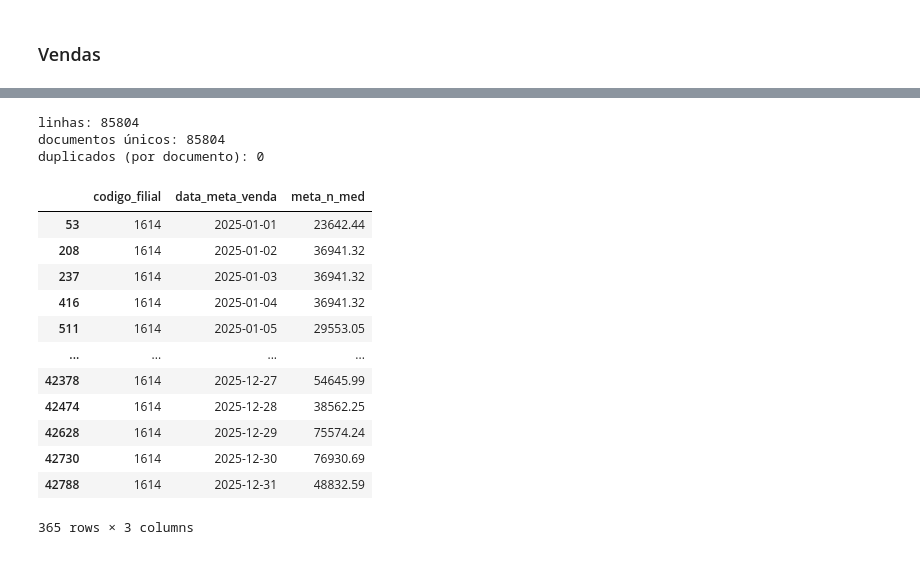
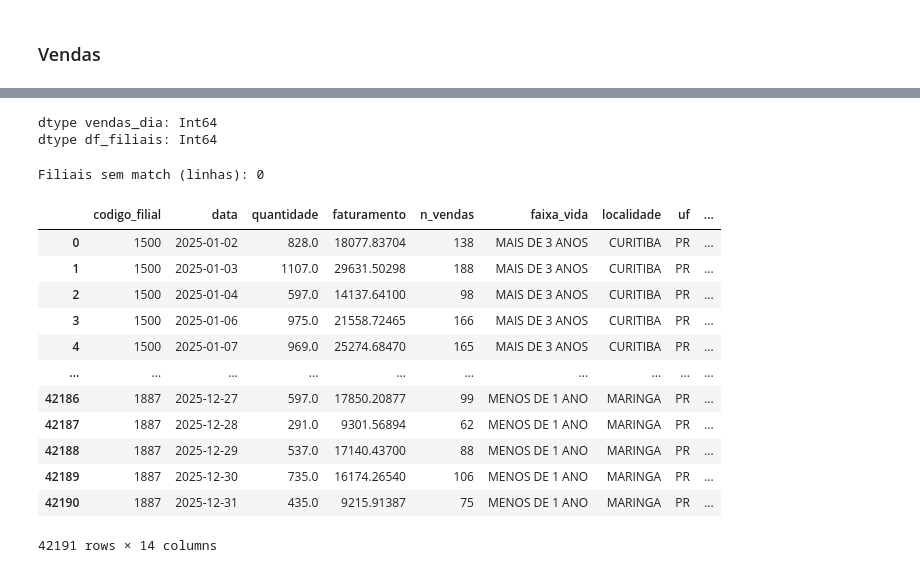
Before and after one commit to Thiagotl/case_panvel_ds_jr, a Jupyter notebook: script1.ipynb, the cells around one changed output, grey strips where cells are left out. Cells and saved outputs as stored; diff of their text form; code cells hidden in the pictures.

```diff
--- a/script1.ipynb
+++ b/script1.ipynb
@@ -16,0 +58,12 @@ df_metas_vendas = pd.read_parquet('metas_vendas_varejo.parquet')
+# %%
+# foi identificado que a filial 1704 não existe no data set de vendas e metas de vendas
+# entao optei pela remoção
+
+filial_remover = 1704
+
+df_vendas = df_vendas[df_vendas["codigo_filial"] != filial_remover].copy()
+df_metas_vendas = df_metas_vendas[df_metas_vendas["codigo_filial"] != filial_remover].copy()
+
+print("df_vendas filiais:", df_vendas["codigo_filial"].nunique())
+print("df_metas_vendas filiais:", df_metas_vendas["codigo_filial"].nunique())
+print("df_filiais filiais:", df_filiais["codigo_filial"].nunique())
@@ -174,24 +248,43 @@ v.head(20)
-# %%
-print("linhas:", len(v))
-print("documentos únicos:", v["codigo_documento_saida"].nunique())
-print("duplicados (por documento):", v.duplicated(subset=["codigo_documento_saida"]).sum())
-# %% [output]
-linhas: 85804
-documentos únicos: 85804
-duplicados (por documento): 0
-# %%
-m
-# %% [output]
-|  | codigo_filial | data_meta_venda | meta_n_med |
-| 53 | 1614 | 2025-01-01 | 23642.44 |
-| 208 | 1614 | 2025-01-02 | 36941.32 |
-| 237 | 1614 | 2025-01-03 | 36941.32 |
-| 416 | 1614 | 2025-01-04 | 36941.32 |
-| 511 | 1614 | 2025-01-05 | 29553.05 |
-| ... | ... | ... | ... |
-| 42378 | 1614 | 2025-12-27 | 54645.99 |
-| 42474 | 1614 | 2025-12-28 | 38562.25 |
-| 42628 | 1614 | 2025-12-29 | 75574.24 |
-| 42730 | 1614 | 2025-12-30 | 76930.69 |
-| 42788 | 1614 | 2025-12-31 | 48832.59 |
-365 rows × 3 columns
+# %%
+df_vendas["data"] = pd.to_datetime(df_vendas["data_emissao"]).dt.normalize()
+
+vendas_dia = (
+    df_vendas
+    .groupby(["codigo_filial", "data"], as_index=False)
+    .agg(
+        quantidade=("quantidade", "sum"),
+        faturamento=("faturamento", "sum"),
+        n_vendas=("codigo_documento_saida", "nunique"),  # opcional: qtd de vendas no dia
+    )
+    .sort_values(["codigo_filial", "data"])
+    .reset_index(drop=True)
+)
+# %%
+print("dtype vendas_dia:", vendas_dia["codigo_filial"].dtype)
+print("dtype df_filiais:", df_filiais["codigo_filial"].dtype)
+# %% [output]
+dtype vendas_dia: Int64
+dtype df_filiais: Int64
+# %%
+df_vendas_final = vendas_dia.merge(df_filiais, on="codigo_filial", how="left")
+
+# checagem rápida: filiais sem match
+print("Filiais sem match (linhas):", df_vendas_final["faixa_vida"].isna().sum())
+# %% [output]
+Filiais sem match (linhas): 0
+# %%
+df_vendas_final
+# %% [output]
+|  | codigo_filial | data | quantidade | faturamento | n_vendas | faixa_vida | localidade | uf | ... |
+| 0 | 1500 | 2025-01-02 | 828.0 | 18077.83704 | 138 | MAIS DE 3 ANOS | CURITIBA | PR | ... |
+| 1 | 1500 | 2025-01-03 | 1107.0 | 29631.50298 | 188 | MAIS DE 3 ANOS | CURITIBA | PR | ... |
+| 2 | 1500 | 2025-01-04 | 597.0 | 14137.64100 | 98 | MAIS DE 3 ANOS | CURITIBA | PR | ... |
+| 3 | 1500 | 2025-01-06 | 975.0 | 21558.72465 | 166 | MAIS DE 3 ANOS | CURITIBA | PR | ... |
+| 4 | 1500 | 2025-01-07 | 969.0 | 25274.68470 | 165 | MAIS DE 3 ANOS | CURITIBA | PR | ... |
+| ... | ... | ... | ... | ... | ... | ... | ... | ... | ... |
+| 42186 | 1887 | 2025-12-27 | 597.0 | 17850.20877 | 99 | MENOS DE 1 ANO | MARINGA | PR | ... |
+| 42187 | 1887 | 2025-12-28 | 291.0 | 9301.56894 | 62 | MENOS DE 1 ANO | MARINGA | PR | ... |
+| 42188 | 1887 | 2025-12-29 | 537.0 | 17140.43700 | 88 | MENOS DE 1 ANO | MARINGA | PR | ... |
+| 42189 | 1887 | 2025-12-30 | 735.0 | 16174.26540 | 106 | MENOS DE 1 ANO | MARINGA | PR | ... |
+| 42190 | 1887 | 2025-12-31 | 435.0 | 9215.91387 | 75 | MENOS DE 1 ANO | MARINGA | PR | ... |
+42191 rows × 14 columns
```
Also changed, not shown: parts of 27 cells of this notebook.
